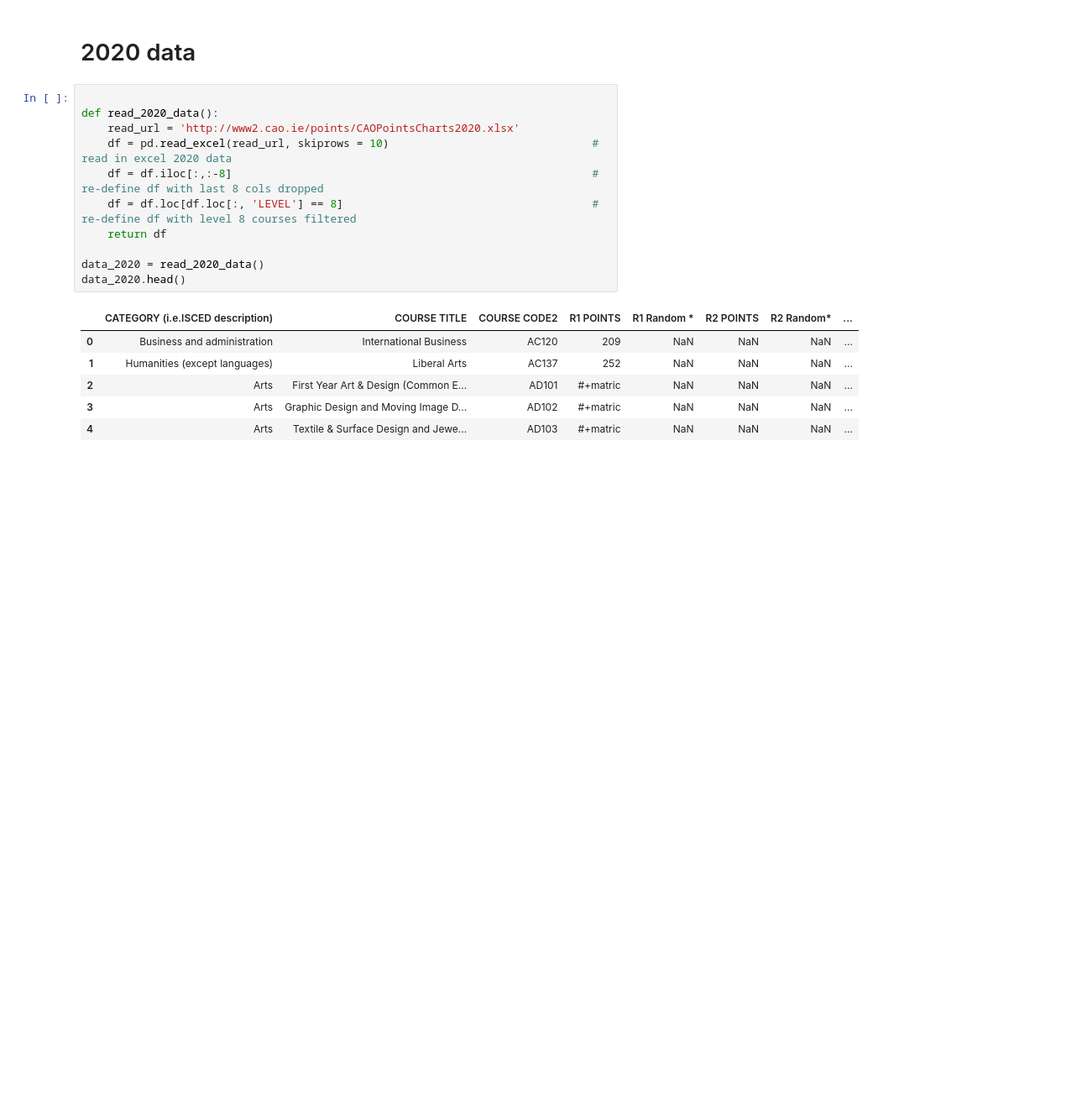
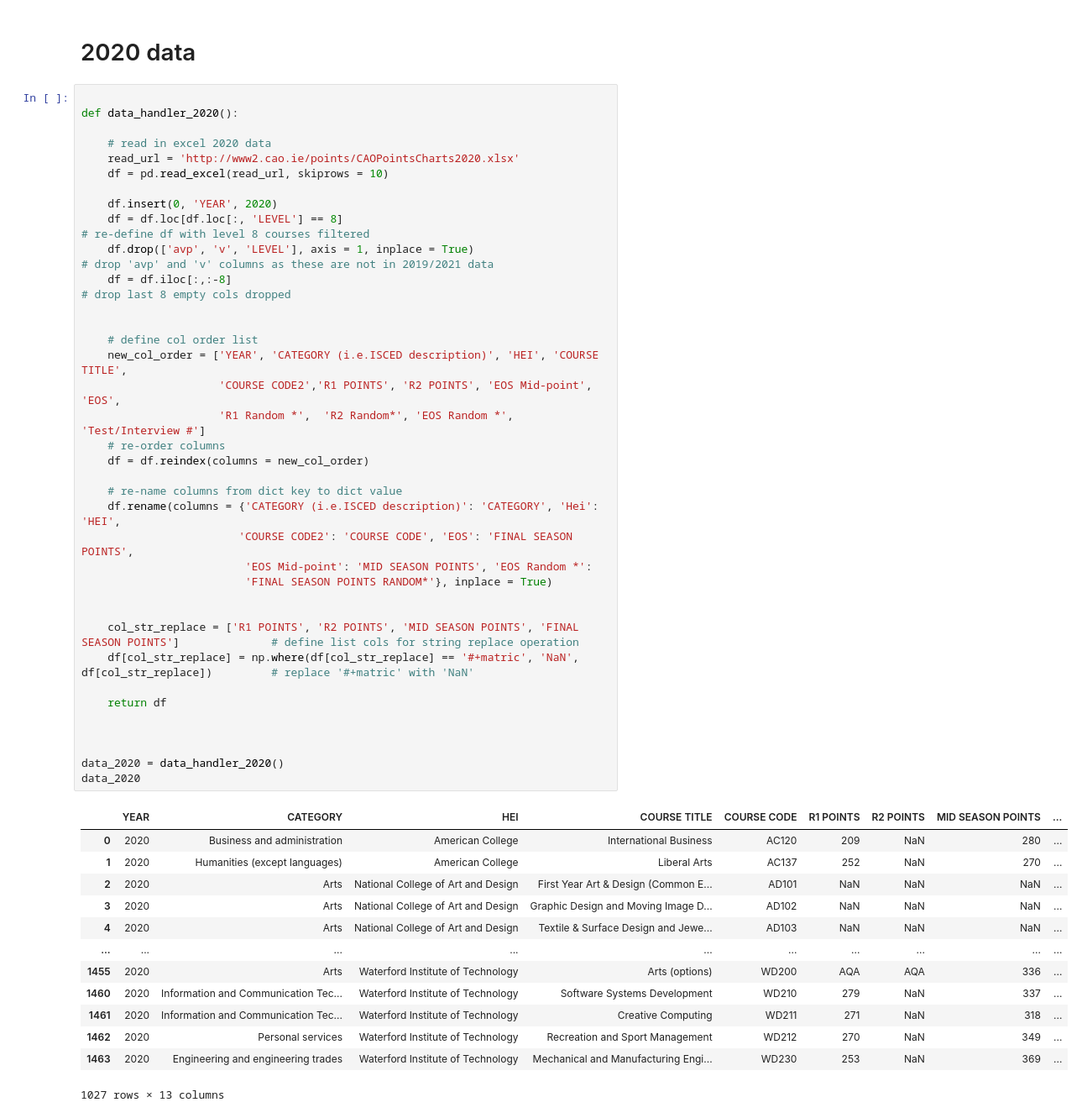
Before and after one commit to CiaranMoran27/playing_with_jupyter, a Jupyter notebook: cao.ipynb, the cells around one changed output. Shown at 84% size. Drawn from its saved outputs; the diff is of its cells as text; blank space fills up the shorter version.

```diff
--- a/cao.ipynb
+++ b/cao.ipynb
@@ -82,19 +113,52 @@ df_final_2021.head(5)
 # 2020 data
 # %%
 
-def read_2020_data():
+def data_handler_2020():
+
+    # read in excel 2020 data
     read_url = 'http://www2.cao.ie/points/CAOPointsCharts2020.xlsx'
-    df = pd.read_excel(read_url, skiprows = 10)                               # read in excel 2020 data
-    df = df.iloc[:,:-8]                                                       # re-define df with last 8 cols dropped
-    df = df.loc[df.loc[:, 'LEVEL'] == 8]                                      # re-define df with level 8 courses filtered
+    df = pd.read_excel(read_url, skiprows = 10)
+
+    df.insert(0, 'YEAR', 2020)
+    df = df.loc[df.loc[:, 'LEVEL'] == 8]                                                   # re-define df with level 8 courses filtered
+    df.drop(['avp', 'v', 'LEVEL'], axis = 1, inplace = True)                               # drop 'avp' and 'v' columns as these are not in 2019/2021 data
+    df = df.iloc[:,:-8]                                                                    # drop last 8 empty cols dropped
+
+
+    # define col order list
+    new_col_order = ['YEAR', 'CATEGORY (i.e.ISCED description)', 'HEI', 'COURSE TITLE',
+                     'COURSE CODE2','R1 POINTS', 'R2 POINTS', 'EOS Mid-point', 'EOS',
+                     'R1 Random *',  'R2 Random*', 'EOS Random *', 'Test/Interview #']
+    # re-order columns
+    df = df.reindex(columns = new_col_order)
+
+    # re-name columns from dict key to dict value
+    df.rename(columns = {'CATEGORY (i.e.ISCED description)': 'CATEGORY', 'Hei': 'HEI',
+                        'COURSE CODE2': 'COURSE CODE', 'EOS': 'FINAL SEASON POINTS',
+                         'EOS Mid-point': 'MID SEASON POINTS', 'EOS Random *':
+                         'FINAL SEASON POINTS RANDOM*'}, inplace = True)
+
+
+    col_str_replace = ['R1 POINTS', 'R2 POINTS', 'MID SEASON POINTS', 'FINAL SEASON POINTS']              # define list cols for string replace operation
+    df[col_str_replace] = np.where(df[col_str_replace] == '#+matric', 'NaN', df[col_str_replace])         # replace '#+matric' with 'NaN'
+
     return df
 
-data_2020 = read_2020_data()
-data_2020.head()
+
+
+data_2020 = data_handler_2020()
+data_2020
 # %% [output]
-|  | CATEGORY (i.e.ISCED description) | COURSE TITLE | COURSE CODE2 | R1 POINTS | R1 Random * | R2 POINTS | R2 Random* | ... |
-| 0 | Business and administration | International Business | AC120 | 209 | NaN | NaN | NaN | ... |
-| 1 | Humanities (except languages) | Liberal Arts | AC137 | 252 | NaN | NaN | NaN | ... |
-| 2 | Arts | First Year Art & Design (Common E... | AD101 | #+matric | NaN | NaN | NaN | ... |
-| 3 | Arts | Graphic Design and Moving Image D... | AD102 | #+matric | NaN | NaN | NaN | ... |
-| 4 | Arts | Textile & Surface Design and Jewe... | AD103 | #+matric | NaN | NaN | NaN | ... |
+|  | YEAR | CATEGORY | HEI | COURSE TITLE | COURSE CODE | R1 POINTS | R2 POINTS | MID SEASON POINTS | ... |
+| 0 | 2020 | Business and administration | American College | International Business | AC120 | 209 | NaN | 280 | ... |
+| 1 | 2020 | Humanities (except languages) | American College | Liberal Arts | AC137 | 252 | NaN | 270 | ... |
+| 2 | 2020 | Arts | National College of Art and Design | First Year Art & Design (Common E... | AD101 | NaN | NaN | NaN | ... |
+| 3 | 2020 | Arts | National College of Art and Design | Graphic Design and Moving Image D... | AD102 | NaN | NaN | NaN | ... |
+| 4 | 2020 | Arts | National College of Art and Design | Textile & Surface Design and Jewe... | AD103 | NaN | NaN | NaN | ... |
+| ... | ... | ... | ... | ... | ... | ... | ... | ... | ... |
+| 1455 | 2020 | Arts | Waterford Institute of Technology | Arts (options) | WD200 | AQA | AQA | 336 | ... |
+| 1460 | 2020 | Information and Communication Tec... | Waterford Institute of Technology | Software Systems Development | WD210 | 279 | NaN | 337 | ... |
+| 1461 | 2020 | Information and Communication Tec... | Waterford Institute of Technology | Creative Computing | WD211 | 271 | NaN | 318 | ... |
+| 1462 | 2020 | Personal services | Waterford Institute of Technology | Recreation and Sport Management | WD212 | 270 | NaN | 349 | ... |
+| 1463 | 2020 | Engineering and engineering trades | Waterford Institute of Technology | Mechanical and Manufacturing Engi... | WD230 | 253 | NaN | 369 | ... |
+1027 rows × 13 columns
```
Also changed, not shown: parts of 5 cells of this notebook, 3 other files.
